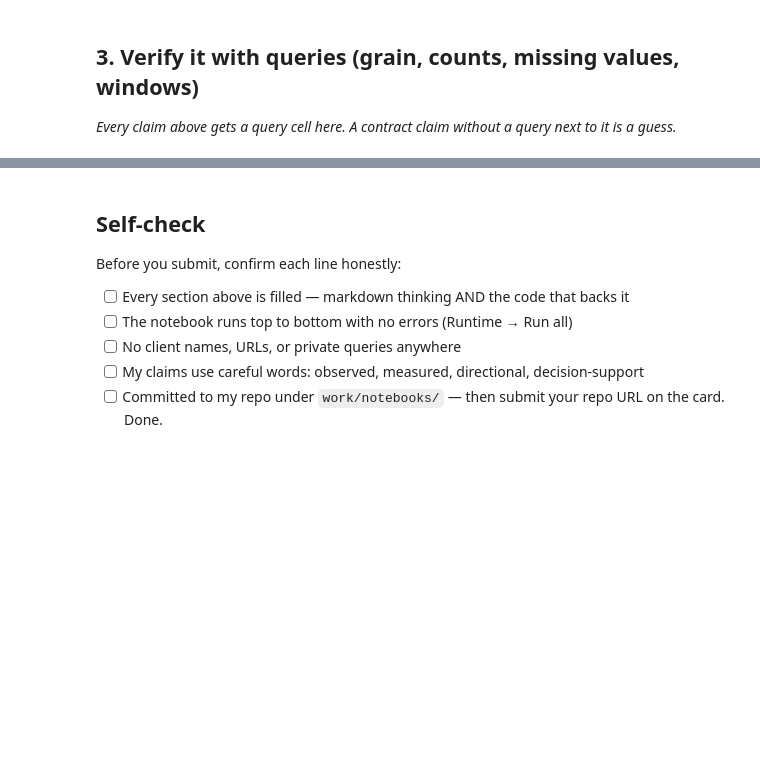
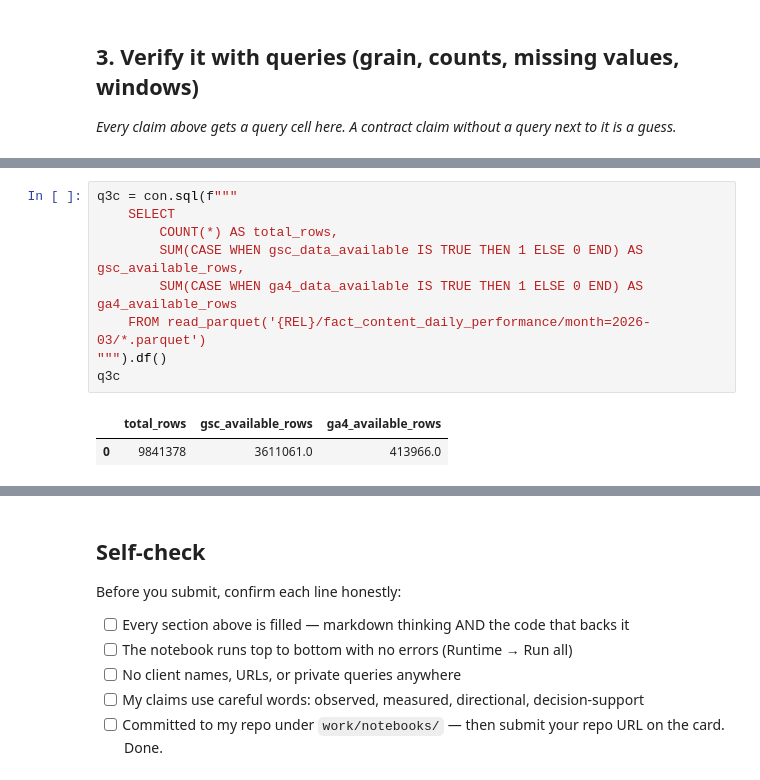
Before and after one commit to SanniyaAslam/flyrank-ml-internship, a Jupyter notebook: work/notebooks/w03_data_contract.ipynb, the cells around one changed output, grey strips where cells are left out. Drawn from its saved outputs; the diff is of its cells as text; blank space fills up the shorter version.

```diff
--- a/work/notebooks/w03_data_contract.ipynb
+++ b/work/notebooks/w03_data_contract.ipynb
@@ -26,0 +101,12 @@ This skeleton is yours to fill. Work the sections **in order** — each one has
+# %%
+q3c = con.sql(f"""
+    SELECT
+        COUNT(*) AS total_rows,
+        SUM(CASE WHEN gsc_data_available IS TRUE THEN 1 ELSE 0 END) AS gsc_available_rows,
+        SUM(CASE WHEN ga4_data_available IS TRUE THEN 1 ELSE 0 END) AS ga4_available_rows
+    FROM read_parquet('{REL}/fact_content_daily_performance/month=2026-03/*.parquet')
+""").df()
+q3c
+# %% [output]
+|  | total_rows | gsc_available_rows | ga4_available_rows |
+| 0 | 9841378 | 3611061.0 | 413966.0 |
```
Also changed, not shown: parts of 12 cells of this notebook.
